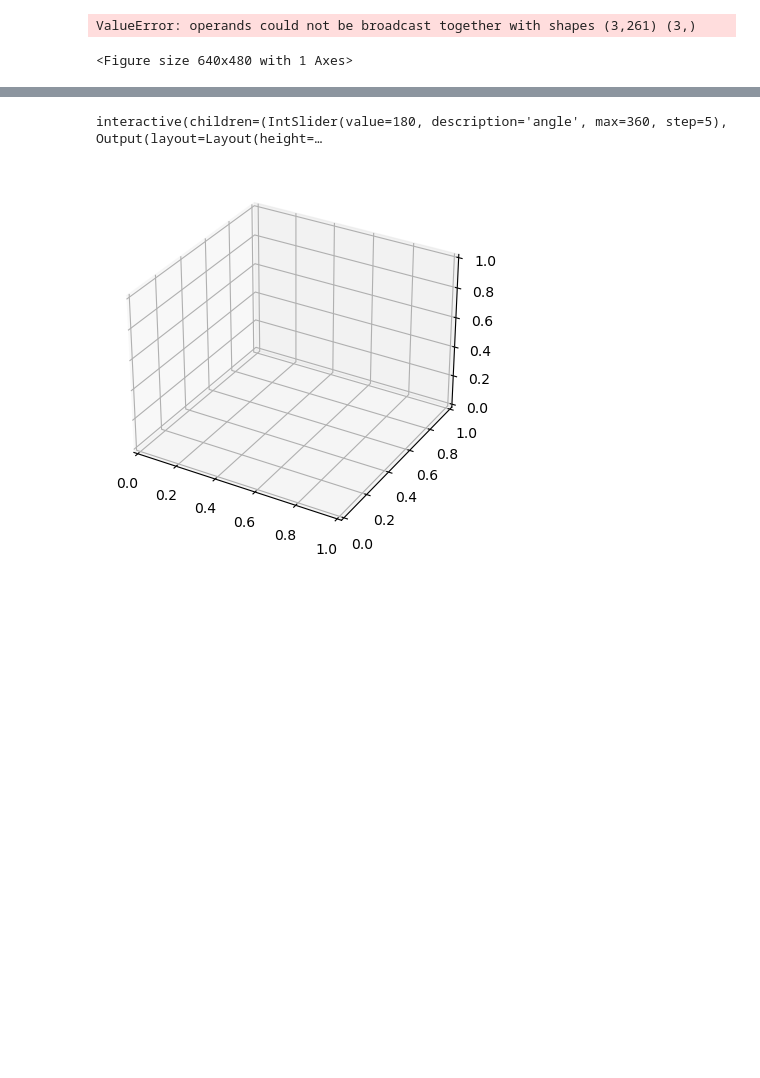
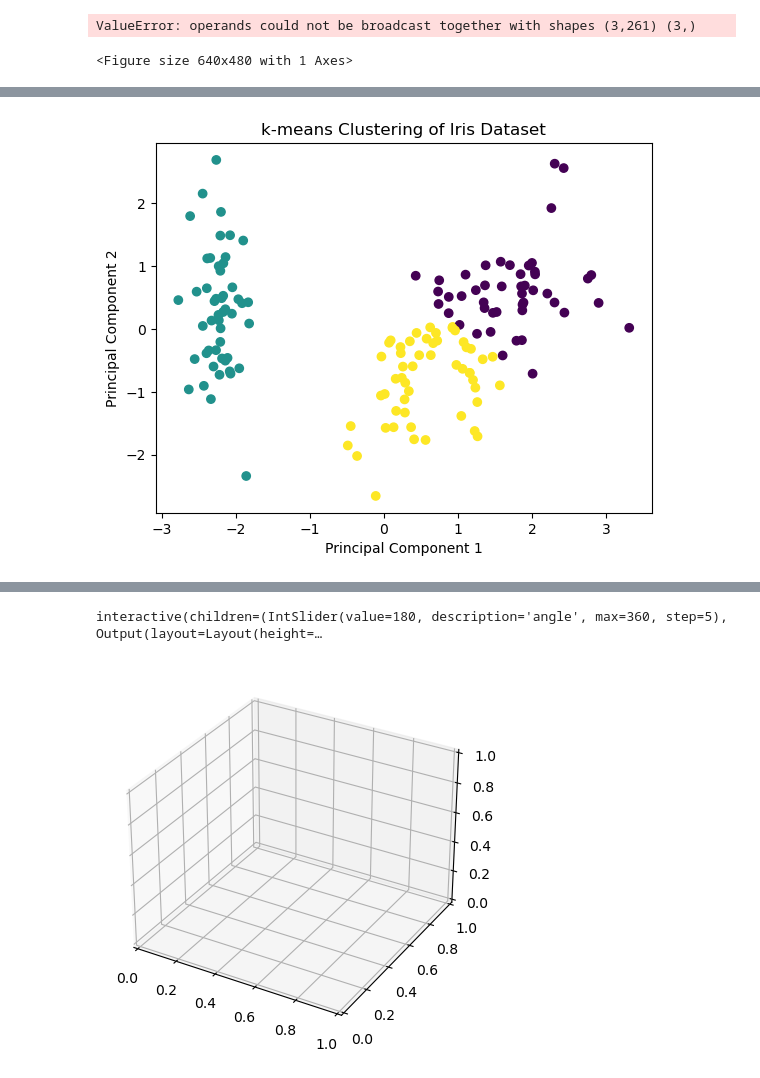
Before and after one commit to gywo123/23_MaEGA_DA_PRoject, a Jupyter notebook: data/Untitled.ipynb, the cells around one changed output, grey strips where cells are left out. Cells and saved outputs as stored; diff of their text form; code cells hidden in the pictures; blank space fills up the shorter version.

```diff
--- a/data/Untitled.ipynb
+++ b/data/Untitled.ipynb
@@ -530,3 +542,54 @@ interactive_plot
+# %%
+# |이 코드는 주어진 Iris 데이터셋에 대해 k-means 클러스터링을 수행하고, PCA를 통해 차원을 축소한 후 클러스터링 결과를 시각화하는 코드입니다.
+# |
+# |좋은 점:
+# |1. 필요한 라이브러리들을 적절하게 import하여 사용하고 있습니다. 필요한 기능들을 모두 잘 활용하고 있습니다.
+# |2. 데이터를 표준화(StandardScaler)하여 클러스터링을 수행하기 전에 데이터를 전처리하고 있습니다. 이는 클러스터링 알고리즘의 성능을 향상시키는데 도움을 줍니다.
+# |3. k-means 클러스터링 알고리즘을 사용하여 데이터를 클러스터링하고 있습니다. 이 알고리즘은 간단하면서도 효과적인 클러스터링 알고리즘 중 하나입니다.
+# |4. PCA를 사용하여 데이터의 차원을 축소하고 있습니다. 이를 통해 데이터를 2차원으로 시각화할 수 있으며, 클러스터링 결과를 쉽게 이해할 수 있습니다.
+# |5. 시각화를 위해 matplotlib을 사용하고 있습니다. 클러스터링 결과를 색상으로 구분하여 시각화하고, 축의 레이블과 제목을 추가하여 그래프를 명확하게 표현하고 있습니다.
+# |
+# |아쉬운 점:
+# |1. 코드에 주석이 부족합니다. 코드의 각 부분이 어떤 역할을 하는지 설명하는 주석을 추가하는 것이 좋습니다.
+# |2. 클러스터링 결과를 평가하는 부분이 없습니다. 클러스터링 결과를 평가하여 최적의 클러스터 개수를 결정하는 방법을 추가하는 것이 좋습니다.
+# |3. PCA의 주성분 개수를 2로 고정하고 있습니다. 이는 데이터셋에 따라 적절한 주성분 개수가 다를 수 있으므로, 주성분 개수를 선택하는 방법을 추가하는 것이 좋습니다.
+# |
+# |이 코드는 주어진 데이터셋에 대해 k-means 클러스터링을 수행하고 시각화하는데 있어서 기본적인 기능들을 잘 활용하고 있습니다. 하지만 주석과 클러스터링 결과 평가, 주성분 개수 선택에 대한 부분을 보완하면 더욱 완성도 있는 코드가 될 것입니다.
+# |
+import numpy as np
+import pandas as pd
+import matplotlib.pyplot as plt
+from sklearn.datasets import load_iris
+from sklearn.cluster import KMeans
+from sklearn.preprocessing import StandardScaler
+from sklearn.decomposition import PCA
+
+# 데이터 불러오기
+iris = load_iris()
+X = iris.data
+
+# 데이터 표준화
+scaler = StandardScaler()
+X_scaled = scaler.fit_transform(X)
+
+# k-means 클러스터링 적용
+kmeans = KMeans(n_clusters=3, random_state=42)
+kmeans.fit(X_scaled)
+labels = kmeans.labels_
+
+# 주성분 분석 (PCA)을 통한 시각화를 위해 차원 축소
+pca = PCA(n_components=2)
+X_pca = pca.fit_transform(X_scaled)
+
+
+# 클러스터별로 데이터 포인트를 다른 색으로 표시
+plt.scatter(X_pca[:, 0], X_pca[:, 1], c=labels, cmap='viridis')
+plt.xlabel('Principal Component 1')
+plt.ylabel('Principal Component 2')
+plt.title('k-means Clustering of Iris Dataset')
+plt.show()
+# %% [output]
+[figure, added]
 # %%
 import pandas as pd
 import matplotlib.pyplot as plt
```
Also changed, not shown: parts of 3 cells of this notebook, 2 other files.
